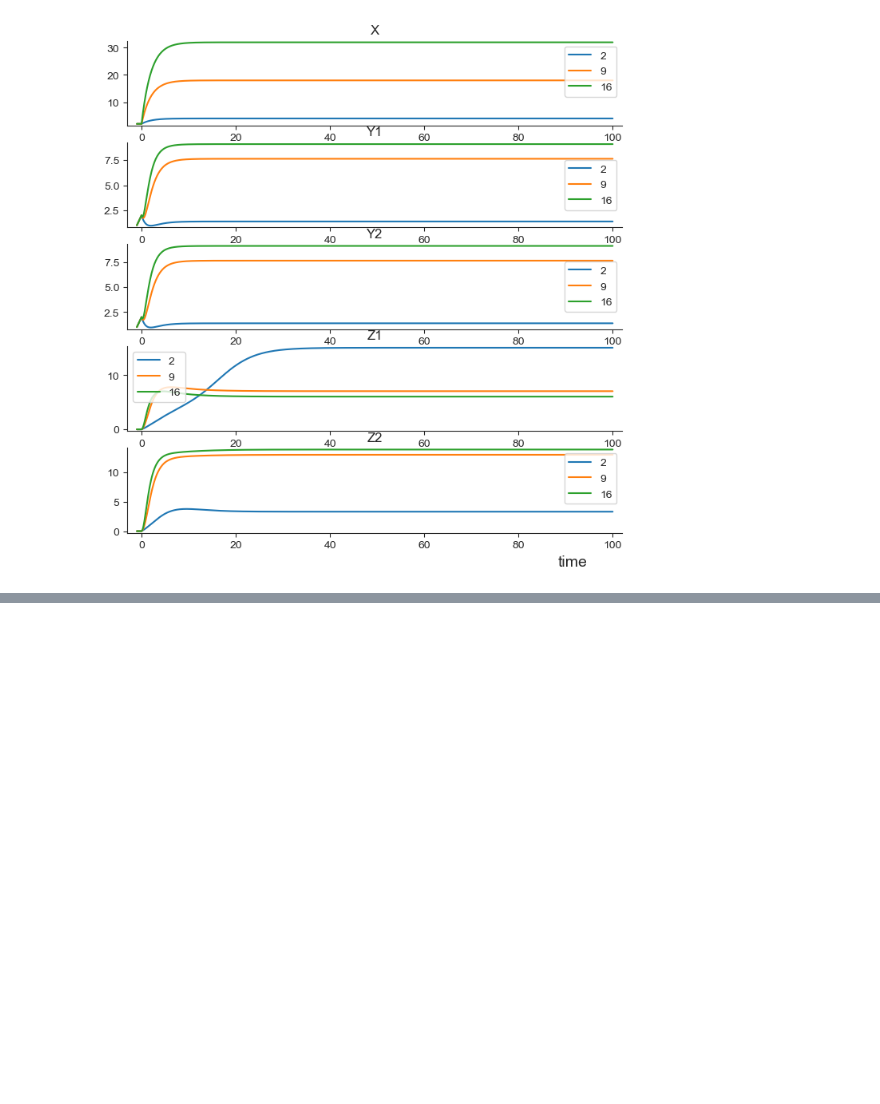
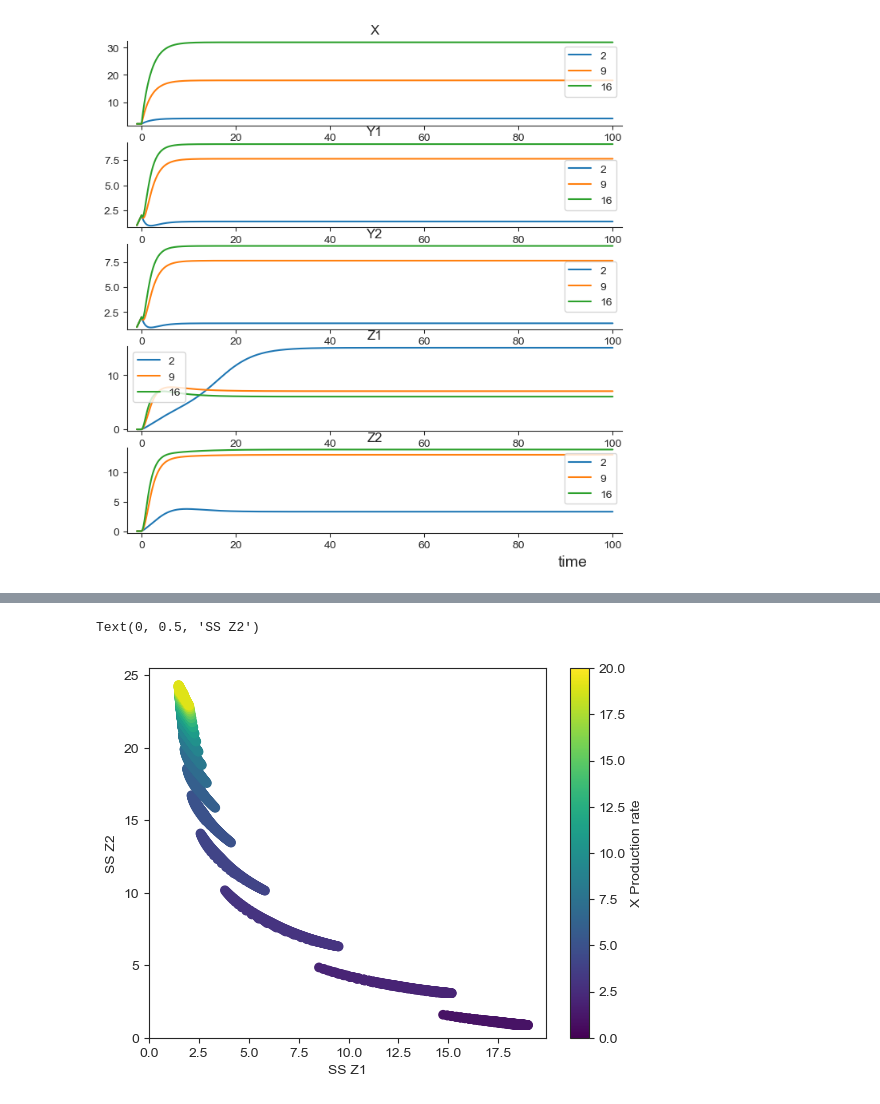
Before and after one commit to ajin40/cdh-gata6-model, a Jupyter notebook: FFL system workflow.ipynb, the cells around one changed output, grey strips where cells are left out. Drawn from its saved outputs; the diff is of its cells as text; code cells hidden in the pictures; blank space fills up the shorter version.

```diff
--- a/FFL system workflow.ipynb
+++ b/FFL system workflow.ipynb
@@ -318,7 +335,7 @@ def calc(a, z1_0, z2_0):
     xyz_0 = np.array([2.0, 2.0, 2.0, z1_0, z2_0])
 
     # Parameters
-    b, c, d, e, f, g, h, i, j, k, l = [0.5, 10.0, 1.0, 10.0, 1.0, 10.0, 10.0, 0.5, 10.0, 10.0, 0.5]
+    b, c, d, e, f, g, h, i, j, k, l = [0.5, 10.0, 1.0, 10.0, 1.0, 10, 10.0, 0.5, 10, 10.0, 0.5]
     nx, n11, n12, n1x, n1y, n22, n21, n2x, n2y = [2, 2, 2, 2, 2, 2, 2, 2, 2]
     KMxy1, KMxy2, KM11, KM12, KM1x, KM1y, KM22, KM21, KM2x, KM2y = [10.0, 10.0, 10.0, 10.0, 10.0, 5.0, 10.0, 2.5, 10.0, 10.0]
 
@@ -331,7 +348,7 @@ def calc(a, z1_0, z2_0):
 
 y1array=np.linspace(0.1,20,100)
 y2array=np.linspace(0.1,20,100)
-a_array = np.array[2, 9, 15]
+a_array = np.array([2, 9, 15])
 z1xarray=np.empty((len(y2array),len(y1array), len(a_array)))
 z2yarray=np.empty((len(y2array),len(y1array), len(a_array)))
 
@@ -349,6 +369,0 @@ for k in range(z1xarray.shape[2]):
-# %%
-a = plt.imshow(z1xarray[:,:,10], cmap='RdBu', origin='lower', vmin=0)
-plt.colorbar(a)
-plt.figure()
-b = plt.imshow(z2yarray[:,:,10], cmap='RdBu', origin='lower', vmin=0)
-plt.colorbar(b)
@@ -358,0 +511,14 @@ plt.colorbar(b)
+# %%
+fig, axs = plt.subplots()
+for k in range(z1xarray.shape[2]):
+    #Splt.scatter(z1xarray[:,:,k], z2yarray[:,:,k], label = f'alpha = {a_array[k]}')
+    a = plt.scatter(z1xarray[:,:,k], z2yarray[:,:,k], c=a_array[k]*np.ones(len(z1xarray[:,:,k]) ** 2), cmap='viridis', vmin=0, vmax=20)
+fig.colorbar(a, label='X Production rate')
+axs.set_xlim(0)
+axs.set_ylim(0)
+axs.set_xlabel('SS Z1')
+axs.set_ylabel('SS Z2')
+#plt.legend()
+# %% [output]
+Text(0, 0.5, 'SS Z2')
+[figure, added]
```
Also changed, not shown: parts of 10 cells of this notebook, 2 other files.
